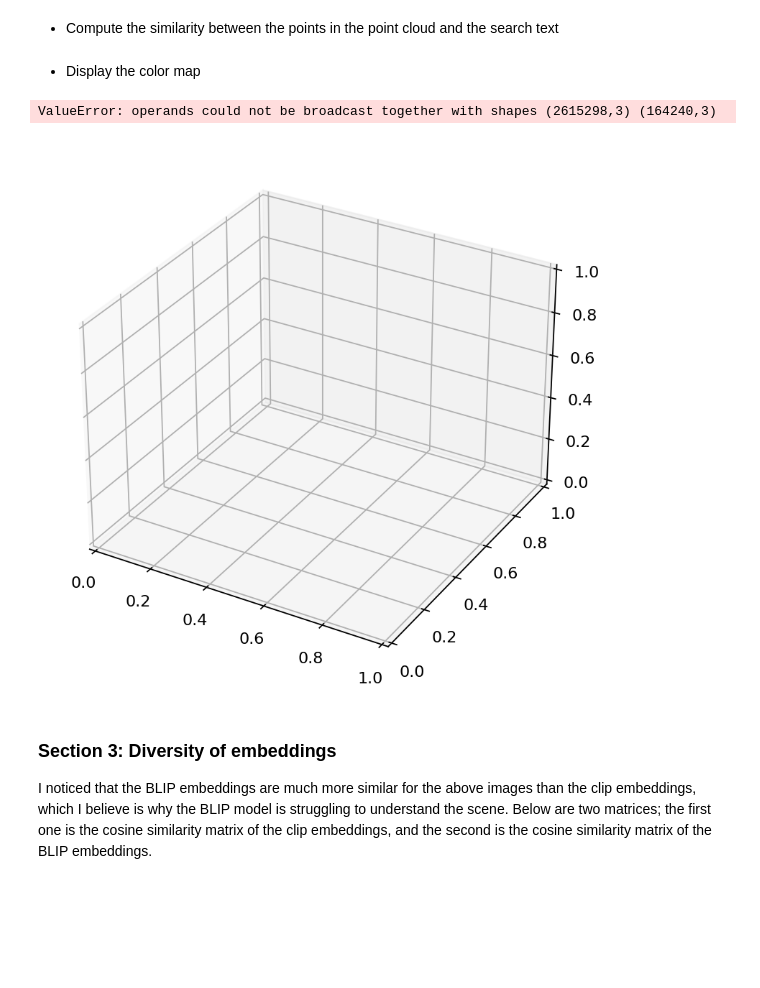
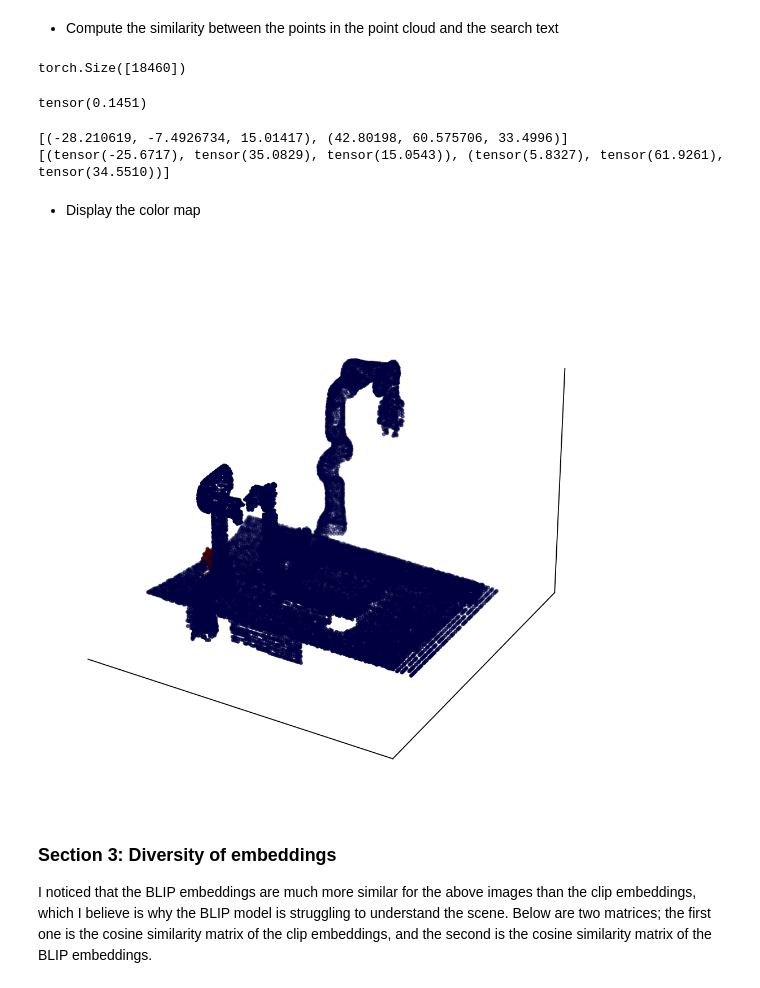
Before and after one commit to owenonline/Voxel-Aligned-Concept-Clouds, a Jupyter notebook: blip_clip_comparison.ipynb, the cells around one changed output. Drawn from its saved outputs; the diff is of its cells as text; code cells hidden in the pictures; blank space fills up the shorter version.

```diff
--- a/blip_clip_comparison.ipynb
+++ b/blip_clip_comparison.ipynb
@@ -205,6 +246,7 @@ for objidx in range(len(specific_views)):
 # %%
-pixelwise_features = torch.load("clip_features.pt").cuda()
-xyz_pts = torch.load("clip_xyz.pt").cuda()
+import torch
+pixelwise_features = torch.load("clip_features_reduced.pt").cpu()
+xyz_pts = torch.load("clip_xyz_reduced.pt").cpu()
 # %%
 print(pixelwise_features.shape)
 print(xyz_pts.shape)
@@ -244,8 +256,8 @@ print(pc_feature.shape)
 # %% [markdown]
 - Compute the similarity between the points in the point cloud and the search text
 # %%
-text = tokenizer([input()])
-textfeat = model.encode_text(text.cuda())
+text = tokenizer(["red object"])
+textfeat = model.encode_text(text.cpu())
 textfeat = torch.nn.functional.normalize(textfeat, dim=-1)
 textfeat = textfeat.unsqueeze(0)
 
@@ -265,6 +277,58 @@ similarity_rel = (similarity_shifted - similarity_shifted.min()) / (
 
 similarity_rel_thresholded = similarity_rel.clone()
 similarity_rel_thresholded[similarity_rel_thresholded < 0.6] = 0.0
+# %%
+print(similarity_rel_thresholded[0].shape)
+# %% [output]
+torch.Size([18460])
+# %%
+bounding_box = bboxes['apple']
+# bbox_1 = bboxes['ur5e']
+# bbox_2 = bboxes['panda']
+# min_x = min(bbox_1[0][0], bbox_2[0][0], bbox_1[1][0], bbox_2[1][0])
+# max_x = max(bbox_1[0][0], bbox_2[0][0], bbox_1[1][0], bbox_2[1][0])
+# min_y = min(bbox_1[0][1], bbox_2[0][1], bbox_1[1][1], bbox_2[1][1])
+# max_y = max(bbox_1[0][1], bbox_2[0][1], bbox_1[1][1], bbox_2[1][1])
+# min_z = min(bbox_1[0][2], bbox_2[0][2], bbox_1[1][2], bbox_2[1][2])
+# max_z = max(bbox_1[0][2], bbox_2[0][2], bbox_1[1][2], bbox_2[1][2])
+# bounding_box = [(min_x, min_y, min_z), (max_x, max_y, max_z)]
+
+model_chosen_points = xyz_pts[similarity_rel_thresholded[0,:] >= 0.6]
+min_x = model_chosen_points[:, 0].min()
+max_x = model_chosen_points[:, 0].max()
+min_y = model_chosen_points[:, 1].min()
+max_y = model_chosen_points[:, 1].max()
+min_z = model_chosen_points[:, 2].min()
+max_z = model_chosen_points[:, 2].max()
+model_bounding_box = [(min_x, min_y, min_z), (max_x, max_y, max_z)]
+
+# compute iou
+def iou(boxA, boxB):
+    # determine the (x, y)-coordinates of the intersection rectangle
+    xA = max(boxA[0][0], boxB[0][0])
+    yA = max(boxA[0][1], boxB[0][1])
+    xB = min(boxA[1][0], boxB[1][0])
+    yB = min(boxA[1][1], boxB[1][1])
+    # compute the area of intersection rectangle
+    interArea = max(0, xB - xA) * max(0, yB - yA)
+    # compute the area of both the prediction and ground-truth rectangles
+    boxAArea = (boxA[1][0] - boxA[0][0]) * (boxA[1][1] - boxA[0][1])
+    boxBArea = (boxB[1][0] - boxB[0][0]) * (boxB[1][1] - boxB[0][1])
+    # compute the intersection over union by taking the intersection area and dividing it by the sum of prediction + ground-truth areas - the interesection area
+    iou = interArea / float(boxAArea + boxBArea - interArea)
+    # return the intersection over union value
+    return iou
+
+iou_score = iou(bounding_box, model_bounding_box)
+print(iou_score)
+# %% [output]
+tensor(0.1451)
+# %%
+print(bboxes['cereal'])
+print(model_bounding_box)
+# %% [output]
+[(-28.210619, -7.4926734, 15.01417), (42.80198, 60.575706, 33.4996)]
+[(tensor(-25.6717), tensor(35.0829), tensor(15.0543)), (tensor(5.8327), tensor(61.9261), tensor(34.5510))]
 # %% [markdown]
 - Display the color map
 # %%
@@ -281,36 +345,36 @@ x, y, z = (
     xyz_pts[:, 2],
 )
 
 cmap = colormaps.get_cmap('jet')
 similarity_colormap = cmap(similarity_rel_thresholded[0].detach().cpu().numpy())[:, :3]
+# similarity_colormap = cmap(outputs['segmentation_pts']["banana"])[:, :3]
 
 rgb_pts = outputs['rgb_pts'].astype(float)/255.0
-plot_colors = rgb_pts * 0.5 + similarity_colormap * 0.5
+plot_colors = similarity_colormap * 0.5
 
 ax.set_facecolor((1.0, 1.0, 1.0))
 ax.xaxis.set_pane_color((1.0, 1.0, 1.0))  # type: ignore
 ax.yaxis.set_pane_color((1.0, 1.0, 1.0))  # type: ignore
 ax.zaxis.set_pane_color((1.0, 1.0, 1.0))  # type: ignore
 
 ax.scatter(
     x,
     y,
     z,
     c=plot_colors,
     s=5,  # type: ignore
 )
 
 # Hide axes ticks
 ax.set_xticks([])
 ax.set_yticks([])
 ax.set_zticks([])  # type: ignore
 
 plt.tight_layout(pad=0)
 plt.show()
 plt.close(fig)
 # %% [output]
-ValueError: operands could not be broadcast together with shapes (2615298,3) (164240,3)
-[figure, old version]
+[figure, new version]
 # %% [markdown]
 ### Section 3: Diversity of embeddings
 I noticed that the BLIP embeddings are much more similar for the above images than the clip embeddings, which I believe is why the BLIP model is struggling to understand the scene. Below are two matrices; the first one is the cosine similarity matrix of the clip embeddings, and the second is the cosine similarity matrix of the BLIP embeddings.
```
Also changed, not shown: parts of 10 cells of this notebook, 6 other files.
